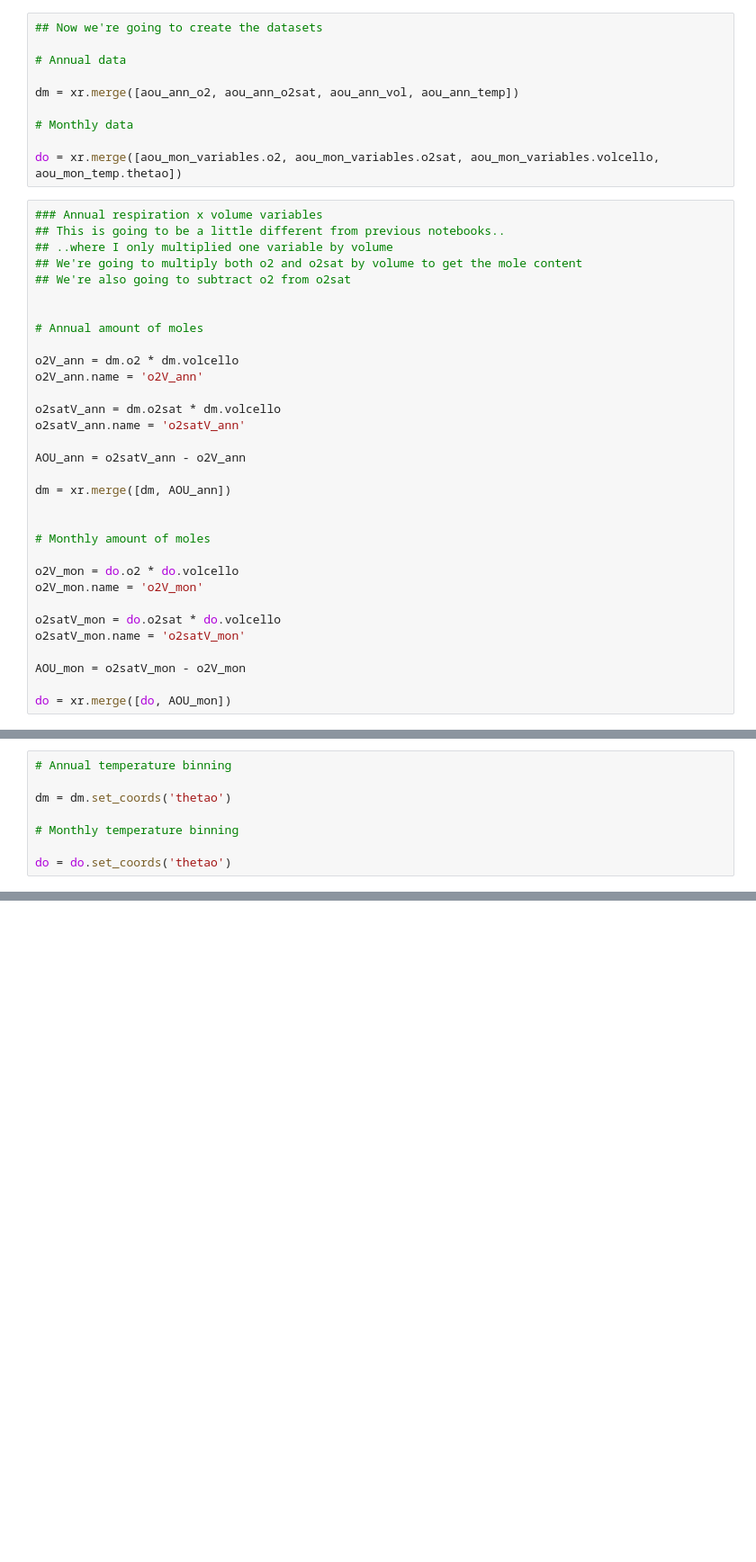
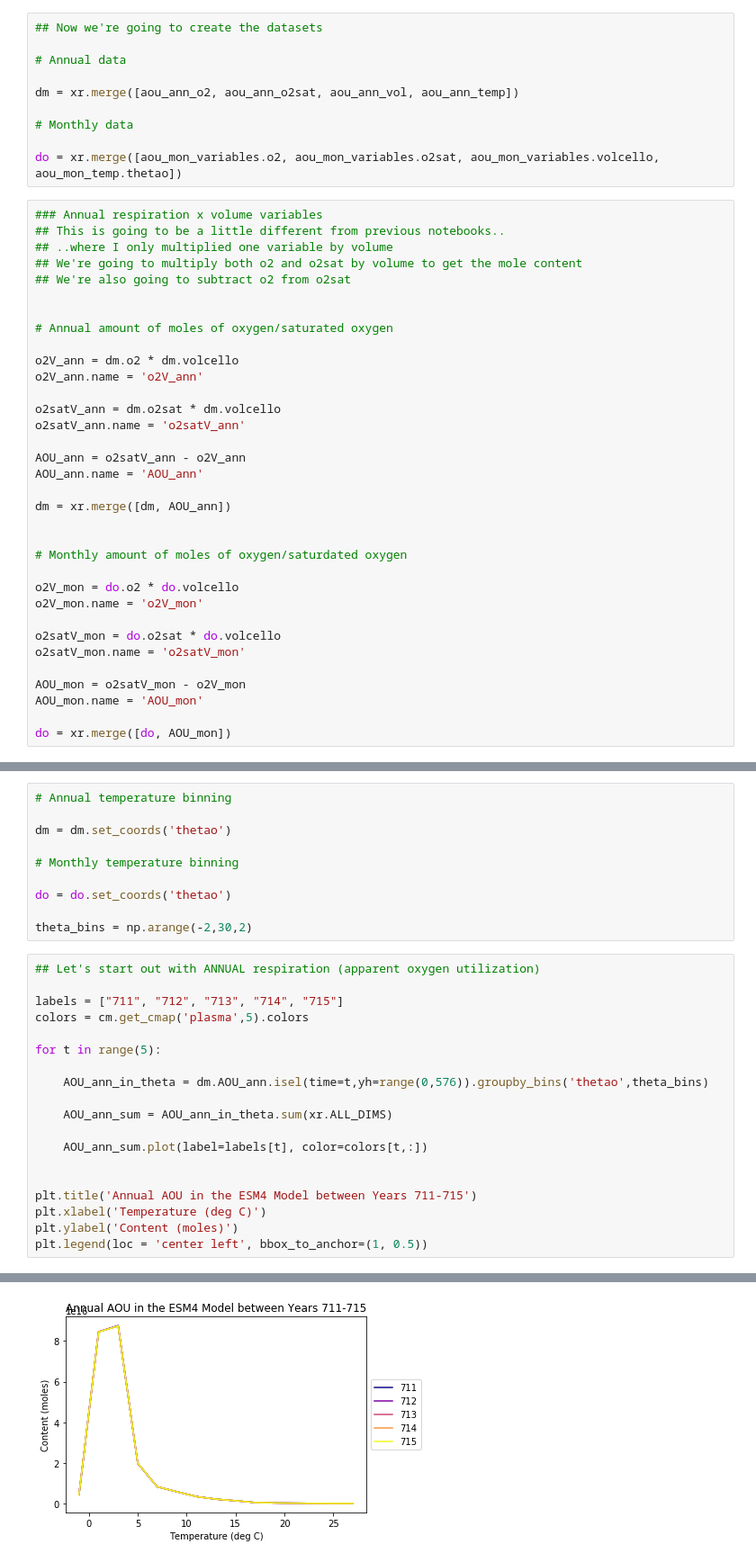
Before and after one commit to mlexaathews/wmt_bgc, a Jupyter notebook: resp-temp.ipynb, the cells around one changed output, grey strips where cells are left out. Shown: that part at 90% size. Cells and saved outputs as stored; diff of their text form; blank space fills up the shorter version.

Commit message:
Respiration graphs! I'm not sure if I did the calculations right but if I did this is GNARLY!

```diff
--- a/resp-temp.ipynb
+++ b/resp-temp.ipynb
@@ -68,7 +68,7 @@ do = xr.merge([aou_mon_variables.o2, aou_mon_variables.o2sat, aou_mon_variables.
 ## We're also going to subtract o2 from o2sat
 
 
-# Annual amount of moles
+# Annual amount of moles of oxygen/saturated oxygen
 
 o2V_ann = dm.o2 * dm.volcello
 o2V_ann.name = 'o2V_ann'
@@ -77,11 +77,12 @@ o2satV_ann = dm.o2sat * dm.volcello
 o2satV_ann.name = 'o2satV_ann'
 
 AOU_ann = o2satV_ann - o2V_ann
+AOU_ann.name = 'AOU_ann'
 
 dm = xr.merge([dm, AOU_ann])
 
 
-# Monthly amount of moles
+# Monthly amount of moles of oxygen/saturdated oxygen
 
 o2V_mon = do.o2 * do.volcello
 o2V_mon.name = 'o2V_mon'
@@ -90,5 +91,6 @@ o2satV_mon = do.o2sat * do.volcello
 o2satV_mon.name = 'o2satV_mon'
 
 AOU_mon = o2satV_mon - o2V_mon
+AOU_mon.name = 'AOU_mon'
 
 do = xr.merge([do, AOU_mon])
@@ -102,3 +102,25 @@ dm = dm.set_coords('thetao')
 # Monthly temperature binning
 
 do = do.set_coords('thetao')
+
+theta_bins = np.arange(-2,30,2)
+# %%
+## Let's start out with ANNUAL respiration (apparent oxygen utilization)
+
+labels = ["711", "712", "713", "714", "715"]
+colors = cm.get_cmap('plasma',5).colors
+
+for t in range(5):
+
+    AOU_ann_in_theta = dm.AOU_ann.isel(time=t,yh=range(0,576)).groupby_bins('thetao',theta_bins)
+
+    AOU_ann_sum = AOU_ann_in_theta.sum(xr.ALL_DIMS)
+
+    AOU_ann_sum.plot(label=labels[t], color=colors[t,:])
+
+
+plt.title('Annual AOU in the ESM4 Model between Years 711-715')
+plt.xlabel('Temperature (deg C)')
+plt.ylabel('Content (moles)')
+plt.legend(loc = 'center left', bbox_to_anchor=(1, 0.5))
+# %% [output]
@@ -104,0 +128 @@ do = do.set_coords('thetao')
+[figure, added]
```
Also changed, not shown: parts of 10 cells of this notebook.
